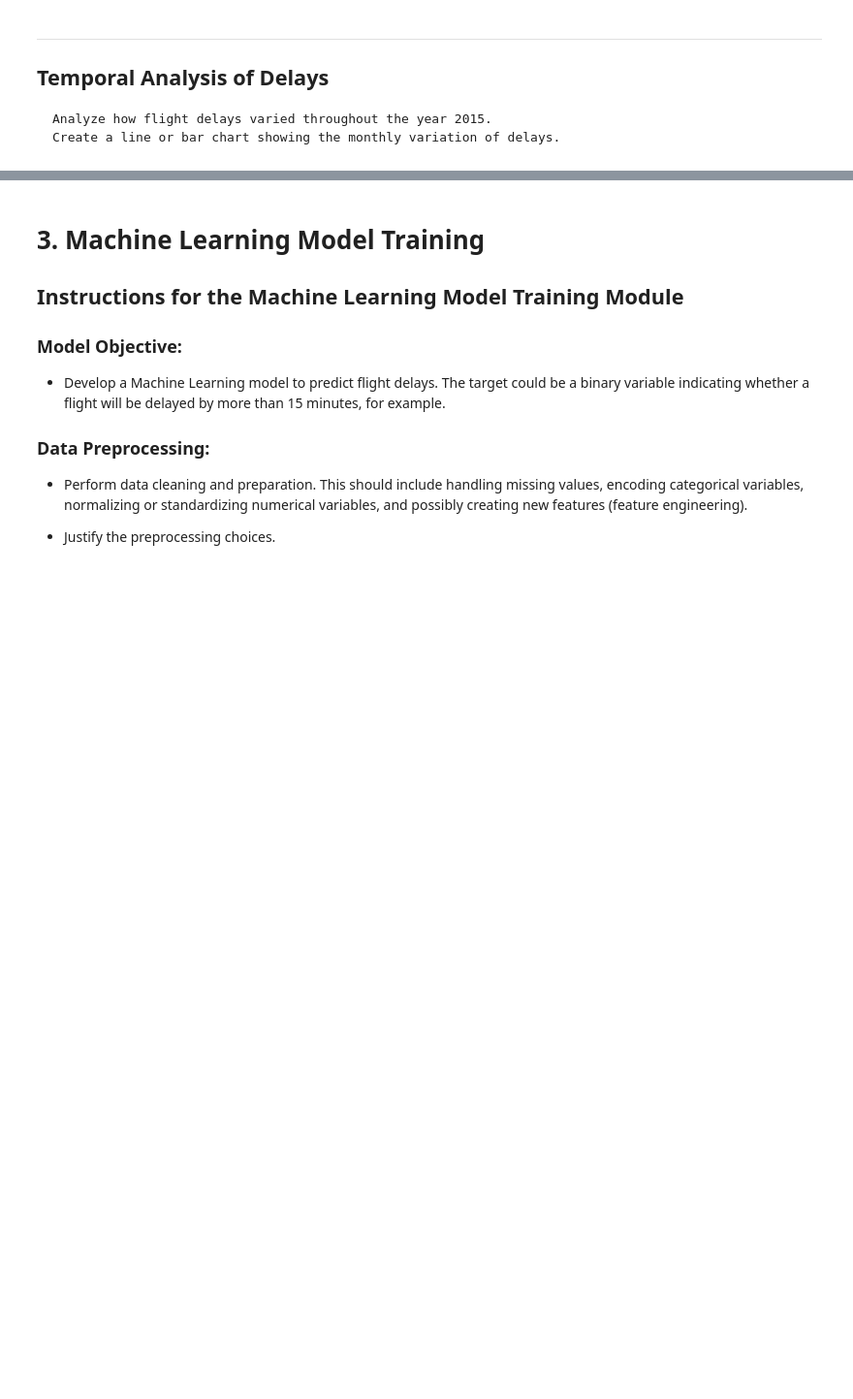
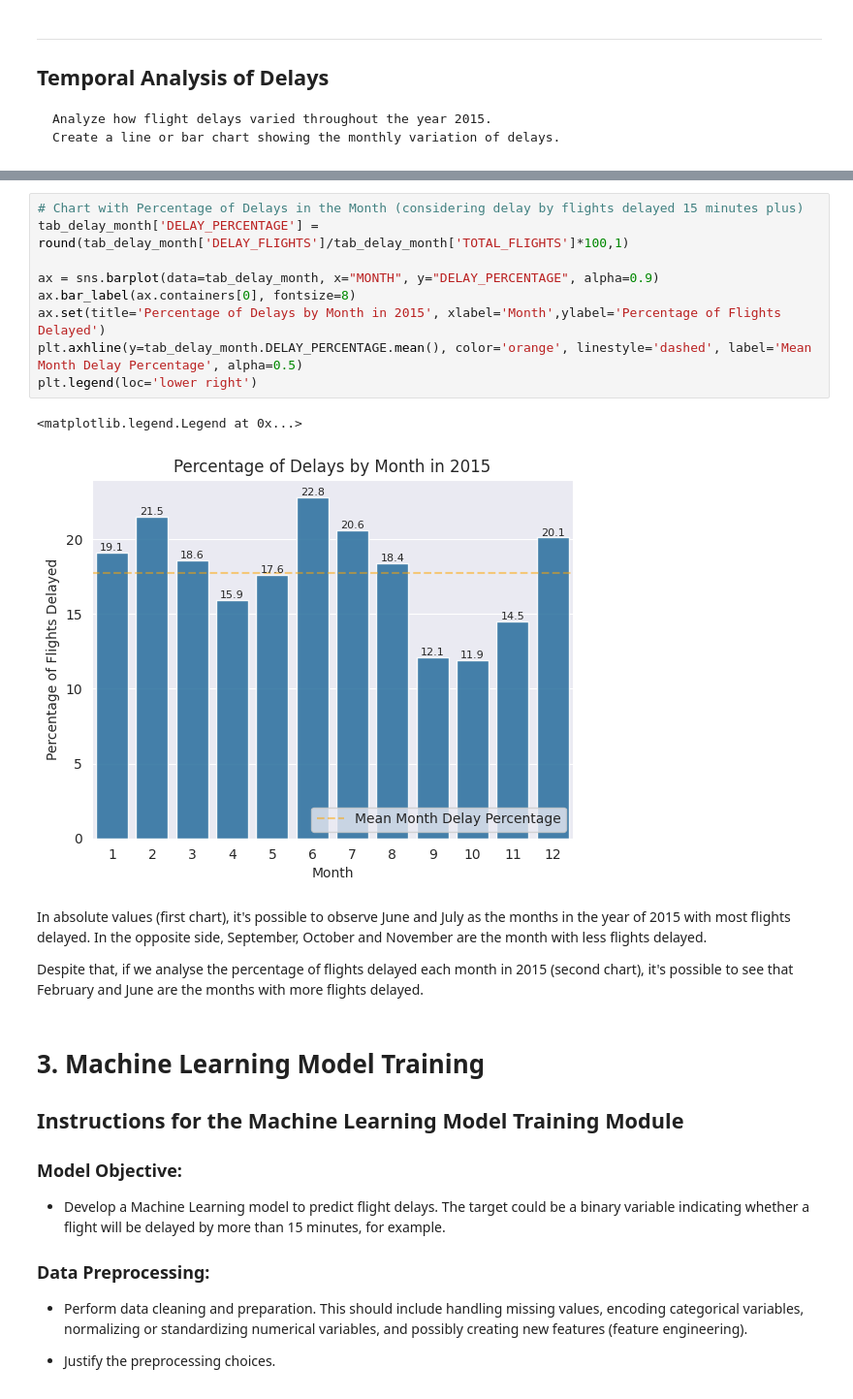
Before and after one commit to bmorbin/flights-delay, a Jupyter notebook: Cópia_de_D&N_Teste_de_Conhecimentos_em_Dados.ipynb, the cells around one changed output, grey strips where cells are left out. Shown at 97% size. Saved outputs shown, nothing was run; the diff lists cells and outputs as text; blank space fills up the shorter version.

```diff
--- a/Cópia_de_D&N_Teste_de_Conhecimentos_em_Dados.ipynb
+++ b/Cópia_de_D&N_Teste_de_Conhecimentos_em_Dados.ipynb
@@ -1212,3 +1269,19 @@ It's possible to visualize the airport located in Atlanta which has the biggest
+# %%
+# Chart with Percentage of Delays in the Month (considering delay by flights delayed 15 minutes plus)
+tab_delay_month['DELAY_PERCENTAGE'] = round(tab_delay_month['DELAY_FLIGHTS']/tab_delay_month['TOTAL_FLIGHTS']*100,1)
+
+ax = sns.barplot(data=tab_delay_month, x="MONTH", y="DELAY_PERCENTAGE", alpha=0.9)
+ax.bar_label(ax.containers[0], fontsize=8)
+ax.set(title='Percentage of Delays by Month in 2015', xlabel='Month',ylabel='Percentage of Flights Delayed')
+plt.axhline(y=tab_delay_month.DELAY_PERCENTAGE.mean(), color='orange', linestyle='dashed', label='Mean Month Delay Percentage', alpha=0.5)
+plt.legend(loc='lower right')
+# %% [output]
+<matplotlib.legend.Legend at 0x...>
+[figure, added]
+# %% [markdown]
+In absolute values (first chart), it's possible to observe June and July as the months in the year of 2015 with most flights delayed. In the opposite side, September, October and November are the month with less flights delayed.
+
+Despite that, if we analyse the percentage of flights delayed each month in 2015 (second chart), it's possible to see that February and June are the months with more flights delayed.
 # %% [markdown]
 # 3. Machine Learning Model Training
 
```
Also changed, not shown: parts of 37 cells of this notebook.
